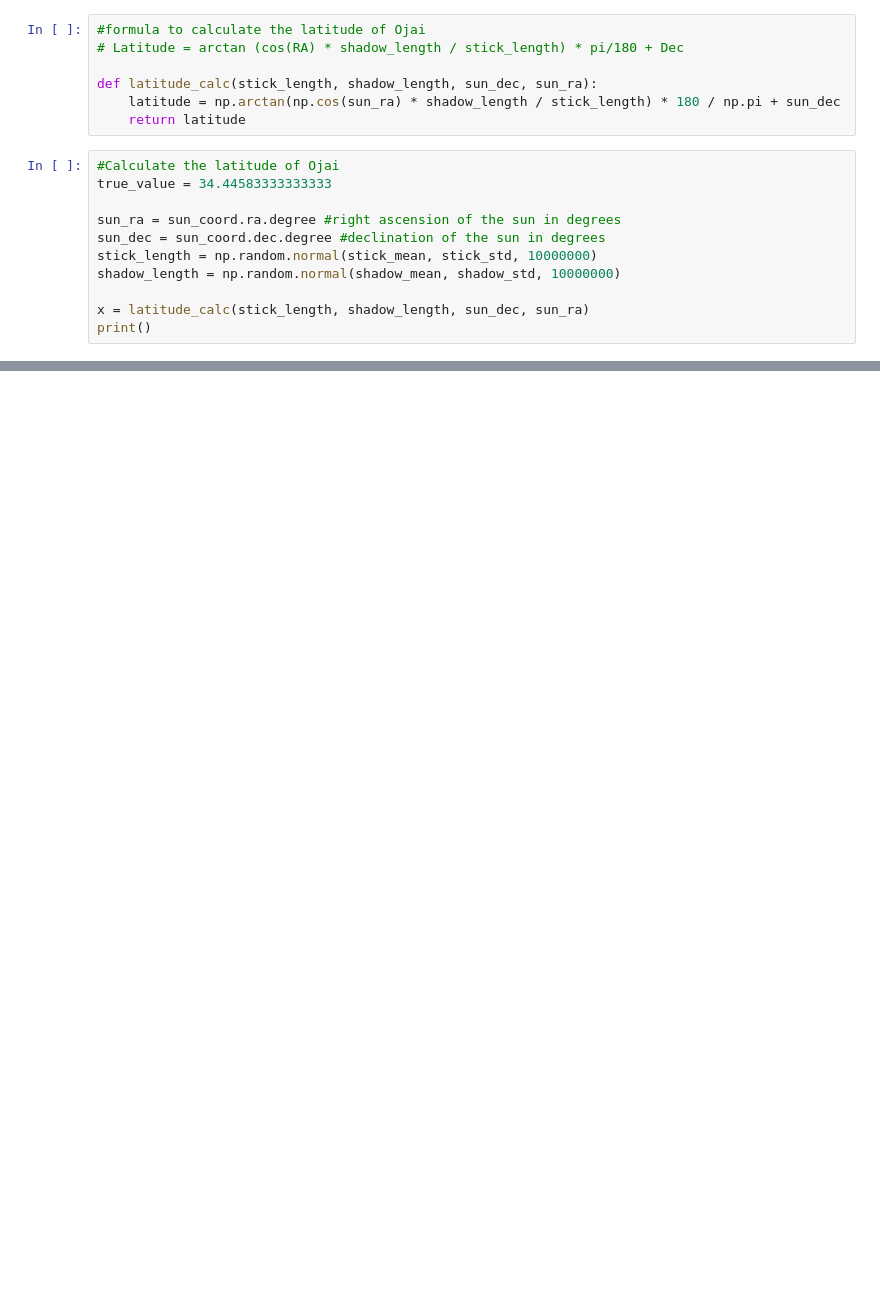
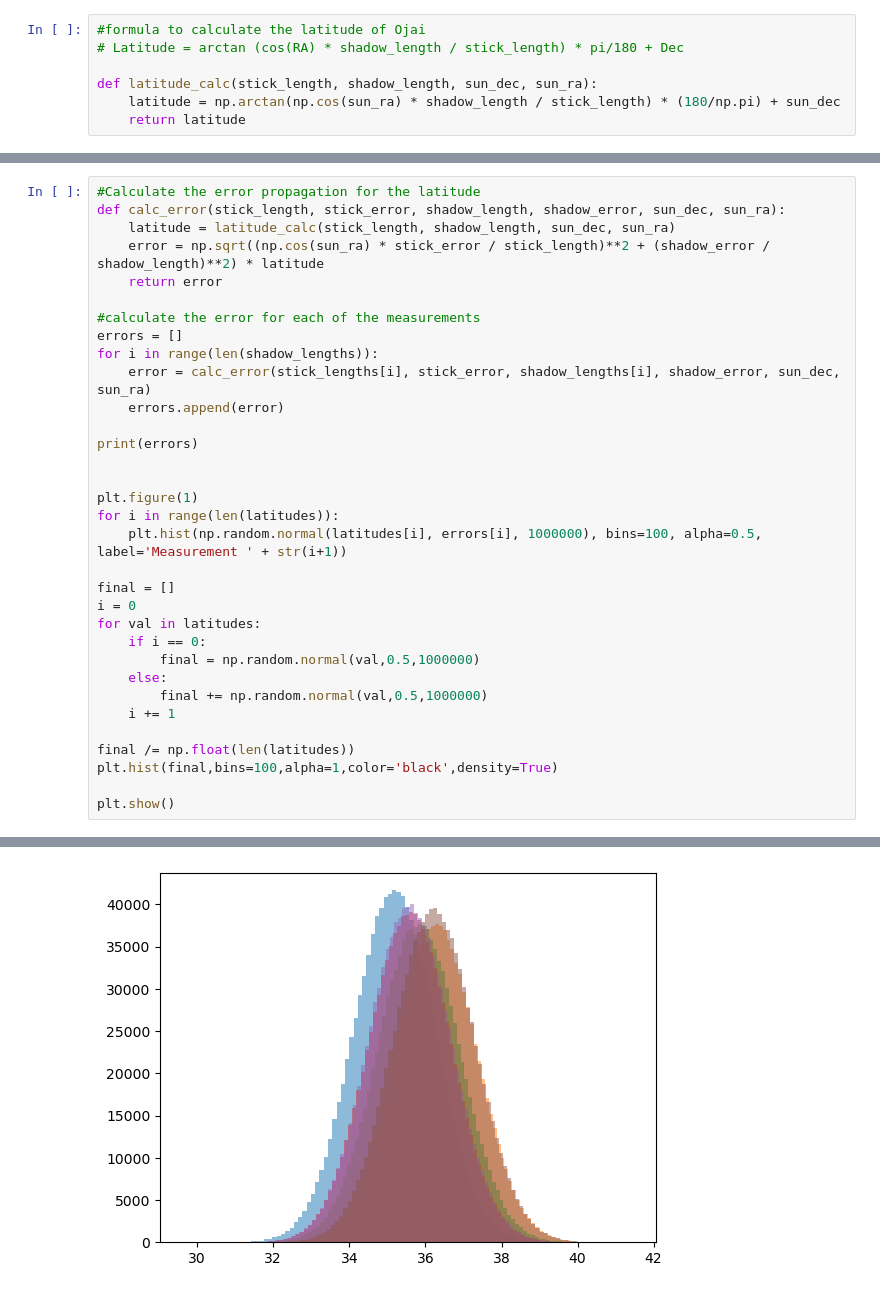
Before and after one commit to alexanderschatzberg/Physics, a Jupyter notebook: Latitude_Ojai/latitude_calc.ipynb, the cells around one changed output, grey strips where cells are left out. Cells and saved outputs as stored; diff of their text form; blank space fills up the shorter version.

```diff
--- a/Latitude_Ojai/latitude_calc.ipynb
+++ b/Latitude_Ojai/latitude_calc.ipynb
@@ -74,16 +29,5 @@ plt.title('Histogram of Stick and Shadow Lengths')
 # Latitude = arctan (cos(RA) * shadow_length / stick_length) * pi/180 + Dec
 
 def latitude_calc(stick_length, shadow_length, sun_dec, sun_ra):
-    latitude = np.arctan(np.cos(sun_ra) * shadow_length / stick_length) * 180 / np.pi + sun_dec
+    latitude = np.arctan(np.cos(sun_ra) * shadow_length / stick_length) * (180/np.pi) + sun_dec
     return latitude
-# %%
-#Calculate the latitude of Ojai
-true_value = 34.44583333333333
-
-sun_ra = sun_coord.ra.degree #right ascension of the sun in degrees
-sun_dec = sun_coord.dec.degree #declination of the sun in degrees
-stick_length = np.random.normal(stick_mean, stick_std, 10000000)
-shadow_length = np.random.normal(shadow_mean, shadow_std, 10000000)
-
-x = latitude_calc(stick_length, shadow_length, sun_dec, sun_ra)
-print()
@@ -92,0 +63,34 @@ print()
+# %%
+#Calculate the error propagation for the latitude
+def calc_error(stick_length, stick_error, shadow_length, shadow_error, sun_dec, sun_ra):
+    latitude = latitude_calc(stick_length, shadow_length, sun_dec, sun_ra)
+    error = np.sqrt((np.cos(sun_ra) * stick_error / stick_length)**2 + (shadow_error / shadow_length)**2) * latitude
+    return error
+
+#calculate the error for each of the measurements
+errors = []
+for i in range(len(shadow_lengths)):
+    error = calc_error(stick_lengths[i], stick_error, shadow_lengths[i], shadow_error, sun_dec, sun_ra)
+    errors.append(error)
+
+print(errors)
+
+
+plt.figure(1)
+for i in range(len(latitudes)):
+    plt.hist(np.random.normal(latitudes[i], errors[i], 1000000), bins=100, alpha=0.5, label='Measurement ' + str(i+1))
+
+final = []
+i = 0
+for val in latitudes:
+    if i == 0:
+        final = np.random.normal(val,0.5,1000000)
+    else:
+        final += np.random.normal(val,0.5,1000000)
+    i += 1
+
+final /= np.float(len(latitudes))
+plt.hist(final,bins=100,alpha=1,color='black',density=True)
+
+plt.show()
+# %% [output]
@@ -92,0 +100 @@ print()
+[figure, added]
```
Also changed, not shown: parts of 8 cells of this notebook.
